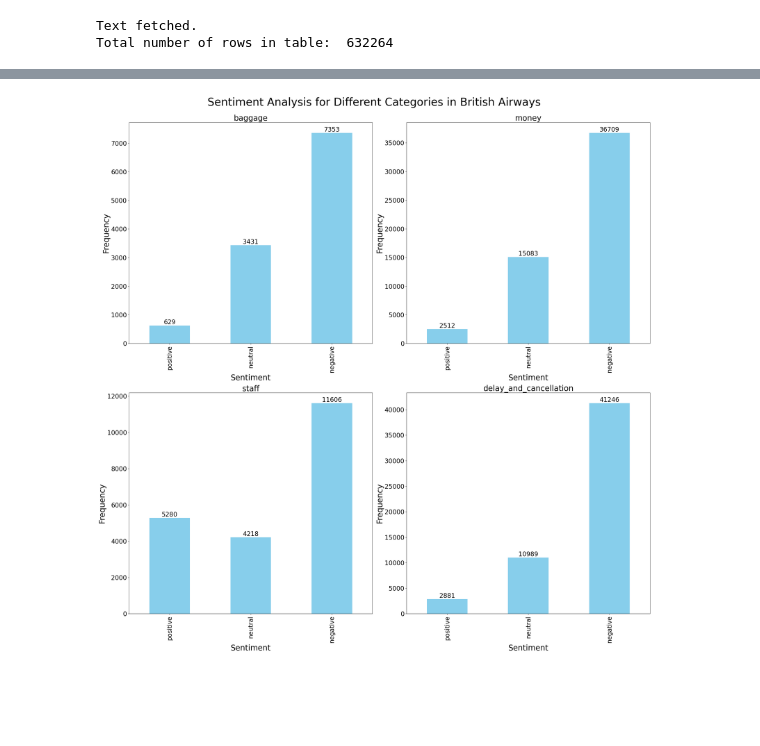
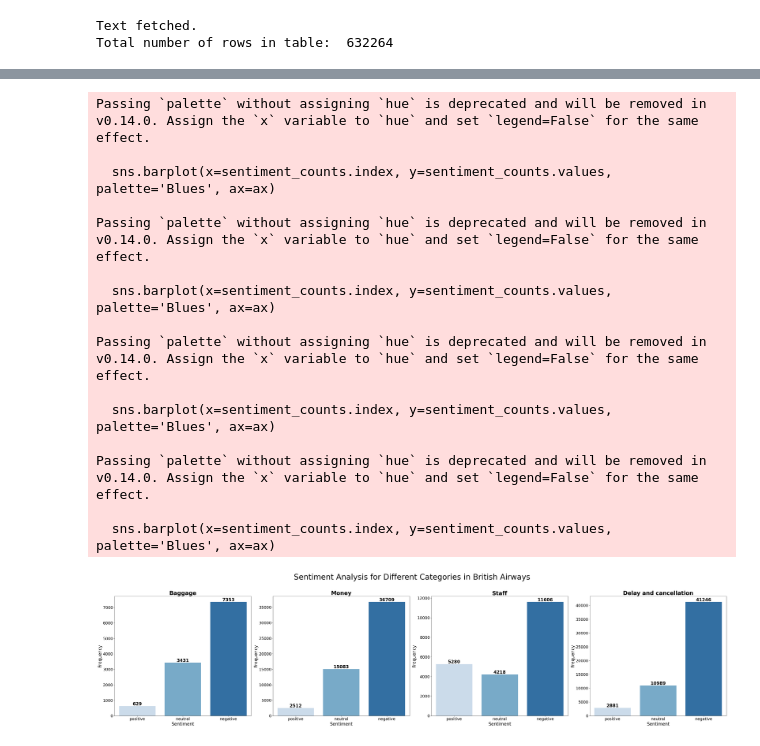
Before and after one commit to lmBored/From_Tweets_to_Trends, a Jupyter notebook: sentiment/sentiment_analysis.ipynb, the cells around one changed output, grey strips where cells are left out. Cells and saved outputs as stored; diff of their text form; code cells hidden in the pictures; blank space fills up the shorter version.

Commit message:
sentiment analyssi more plots

```diff
--- a/sentiment/sentiment_analysis.ipynb
+++ b/sentiment/sentiment_analysis.ipynb
@@ -58,0 +160,20 @@ plt.show()
+# %%
+sentiment_counts = df['label'].value_counts()
+
+plt.figure(figsize=(10, 5))
+ax = sns.barplot(x=sentiment_counts.index, y=sentiment_counts.values, palette='Blues')
+
+plt.xlabel('Sentiment', fontsize=12)
+plt.ylabel('Frequency', fontsize=12)
+plt.title('Sentiment Distribution Among all Airlines', fontsize=14, weight='bold')
+plt.xticks(fontsize=11)
+
+for p in ax.patches:
+    ax.annotate(format(p.get_height(), '.0f'),
+                (p.get_x() + p.get_width() / 2., p.get_height()),
+                ha = 'center', va = 'center',
+                xytext = (0, 9),
+                textcoords = 'offset points',
+                fontsize=11, weight='bold', color='black')
+
+plt.show()
@@ -59,32 +185,52 @@ plt.show()
 # %%
 df_ba = df[df['mentioned_airlines'].apply(lambda x: 'British_Airways' in x) | df['user_mentions'].apply(lambda x: '18332190' in x)]
 
-fig, axs = plt.subplots(2, 2, figsize=(25, 25))
-fig.suptitle('Sentiment Analysis for Different Categories in British Airways', fontsize=35, y=1)
+# Plot settings
+fig, axs = plt.subplots(1, 4, figsize=(40, 10))
+fig.suptitle('Sentiment Analysis for Different Categories in British Airways', fontsize=35)
 
 categories = ['baggage', 'money', 'staff', 'delay_and_cancellation']
 sentiments = ['positive', 'neutral', 'negative']
 
 for ax, category in zip(axs.flatten(), categories):
     category_data = df_ba[df_ba[category] == 1]
 
-    sentiment_counts = category_data['label'].value_counts()
-    sentiment_counts = sentiment_counts.reindex(sentiments)
-    bars = sentiment_counts.plot(kind='bar', color='skyblue', ax=ax)
+    sentiment_counts = category_data['label'].value_counts().reindex(sentiments, fill_value=0)
 
-    for bar in bars.patches:
-        ax.text(bar.get_x() + bar.get_width() / 2, bar.get_height(),
-                int(bar.get_height()), ha='center', va='bottom', fontsize=20)
+    sns.barplot(x=sentiment_counts.index, y=sentiment_counts.values, palette='Blues', ax=ax)
 
-    ax.set_title(category, fontsize=25)
-    ax.set_xlabel('Sentiment', fontsize=25)
-    ax.set_ylabel('Frequency', fontsize=25)
-    ax.tick_params(axis='both', which='major', labelsize=20)
+    for p in ax.patches:
+        ax.annotate(format(p.get_height(), '.0f'),
+                    (p.get_x() + p.get_width() / 2., p.get_height()),
+                    ha='center', va='center',
+                    xytext=(0, 9),
+                    textcoords='offset points',
+                    fontsize=20, weight='bold', color='black')
 
-plt.tight_layout()
+    ax.set_title(category.capitalize().replace('_', ' '), fontsize=25, weight='bold')
+    ax.set_xlabel('Sentiment', fontsize=20)
+    ax.set_ylabel('Frequency', fontsize=20)
+    ax.tick_params(axis='both', which='major', labelsize=18)
+
+plt.tight_layout(rect=[0, 0, 1, 0.95])  # Adjust layout to fit the suptitle
 plt.show()
 # %% [output]
+Passing `palette` without assigning `hue` is deprecated and will be removed in v0.14.0. Assign the `x` variable to `hue` and set `legend=False` for the same effect.
+
+  sns.barplot(x=sentiment_counts.index, y=sentiment_counts.values, palette='Blues', ax=ax)
+
+Passing `palette` without assigning `hue` is deprecated and will be removed in v0.14.0. Assign the `x` variable to `hue` and set `legend=False` for the same effect.
+
+  sns.barplot(x=sentiment_counts.index, y=sentiment_counts.values, palette='Blues', ax=ax)
+
+Passing `palette` without assigning `hue` is deprecated and will be removed in v0.14.0. Assign the `x` variable to `hue` and set `legend=False` for the same effect.
+
+  sns.barplot(x=sentiment_counts.index, y=sentiment_counts.values, palette='Blues', ax=ax)
+
+Passing `palette` without assigning `hue` is deprecated and will be removed in v0.14.0. Assign the `x` variable to `hue` and set `legend=False` for the same effect.
+
+  sns.barplot(x=sentiment_counts.index, y=sentiment_counts.values, palette='Blues', ax=ax)
-[figure, old version]
+[figure, new version]
 # %%
 df_ba = df[df['mentioned_airlines'].apply(lambda x: 'AirFrance' in x) | df['user_mentions'].apply(lambda x: '106062176' in x)]
 
```
Also changed, not shown: parts of 10 cells of this notebook.
